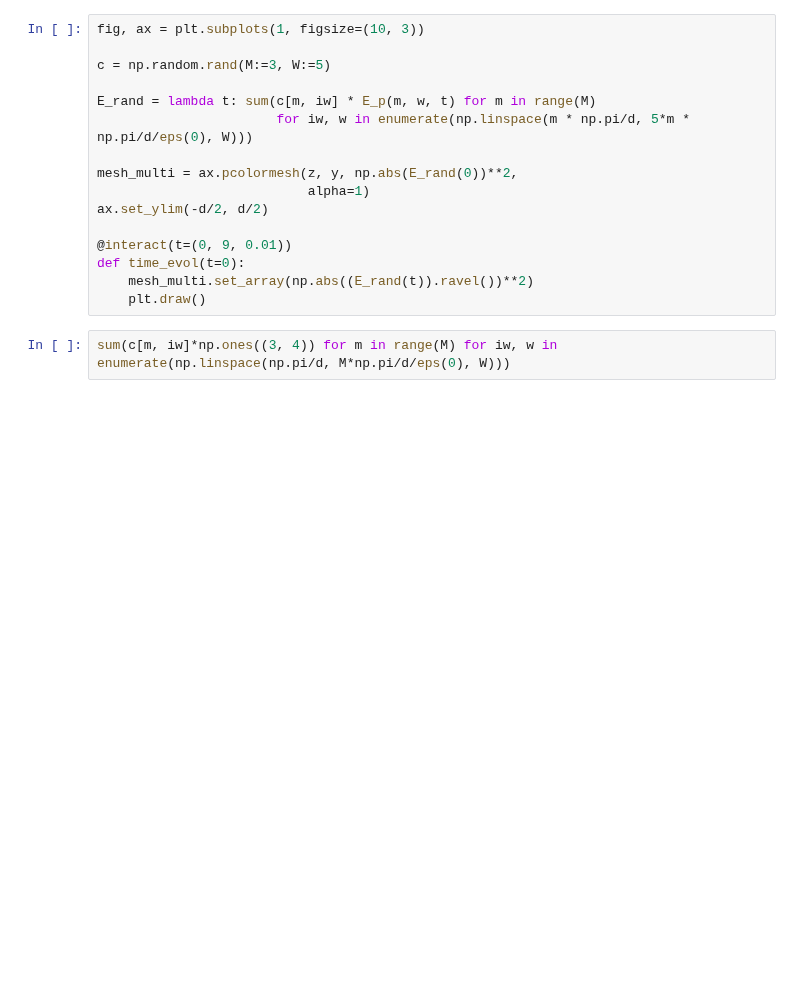
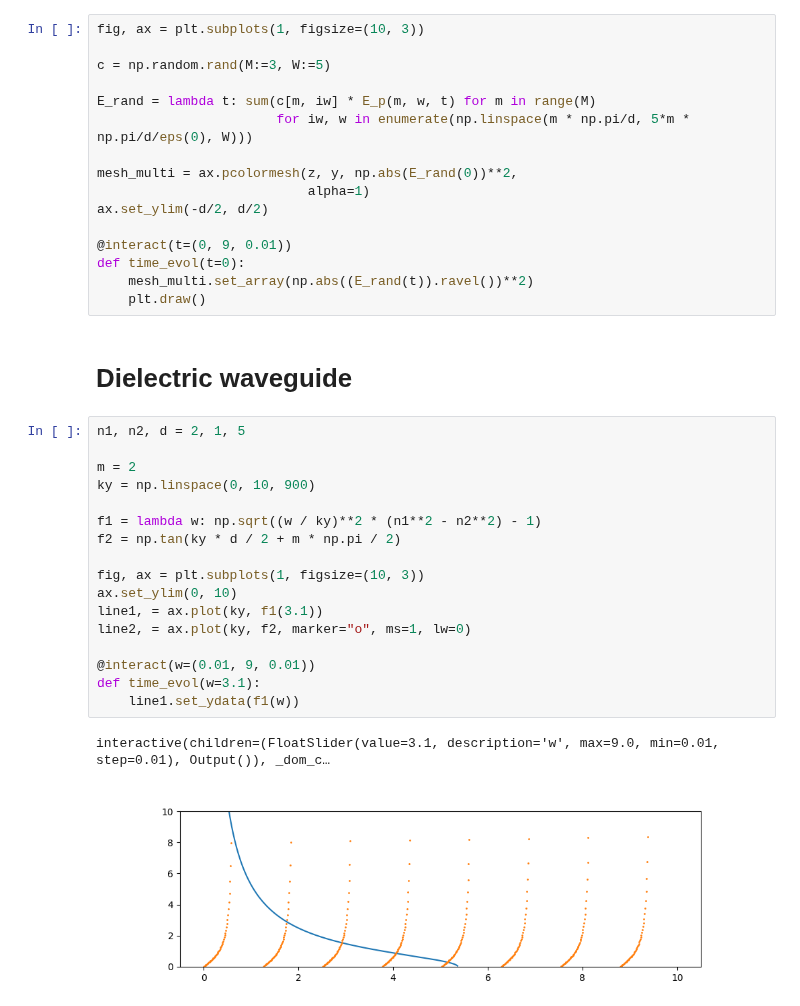
Before and after one commit to diego-fpv/photonics, a Jupyter notebook: waveguide-propagation.ipynb, the cells around one changed output. Saved outputs shown, nothing was run; the diff lists cells and outputs as text; blank space fills up the shorter version.

```diff
--- a/waveguide-propagation.ipynb
+++ b/waveguide-propagation.ipynb
@@ -77,5 +79,25 @@ ax.set_ylim(-d/2, d/2)
 def time_evol(t=0):
     mesh_multi.set_array(np.abs((E_rand(t)).ravel())**2)
     plt.draw()
-# %%
-sum(c[m, iw]*np.ones((3, 4)) for m in range(M) for iw, w in enumerate(np.linspace(np.pi/d, M*np.pi/d/eps(0), W)))
+# %% [markdown]
+# Dielectric waveguide
+# %%
+n1, n2, d = 2, 1, 5
+
+m = 2
+ky = np.linspace(0, 10, 900)
+
+f1 = lambda w: np.sqrt((w / ky)**2 * (n1**2 - n2**2) - 1)
+f2 = np.tan(ky * d / 2 + m * np.pi / 2)
+
+fig, ax = plt.subplots(1, figsize=(10, 3))
+ax.set_ylim(0, 10)
+line1, = ax.plot(ky, f1(3.1))
+line2, = ax.plot(ky, f2, marker="o", ms=1, lw=0)
+
+@interact(w=(0.01, 9, 0.01))
+def time_evol(w=3.1):
+    line1.set_ydata(f1(w))
+# %% [output]
+interactive(children=(FloatSlider(value=3.1, description='w', max=9.0, min=0.01, step=0.01), Output()), _dom_c…
+[figure, added]
```
Also changed, not shown: parts of 4 cells of this notebook.
